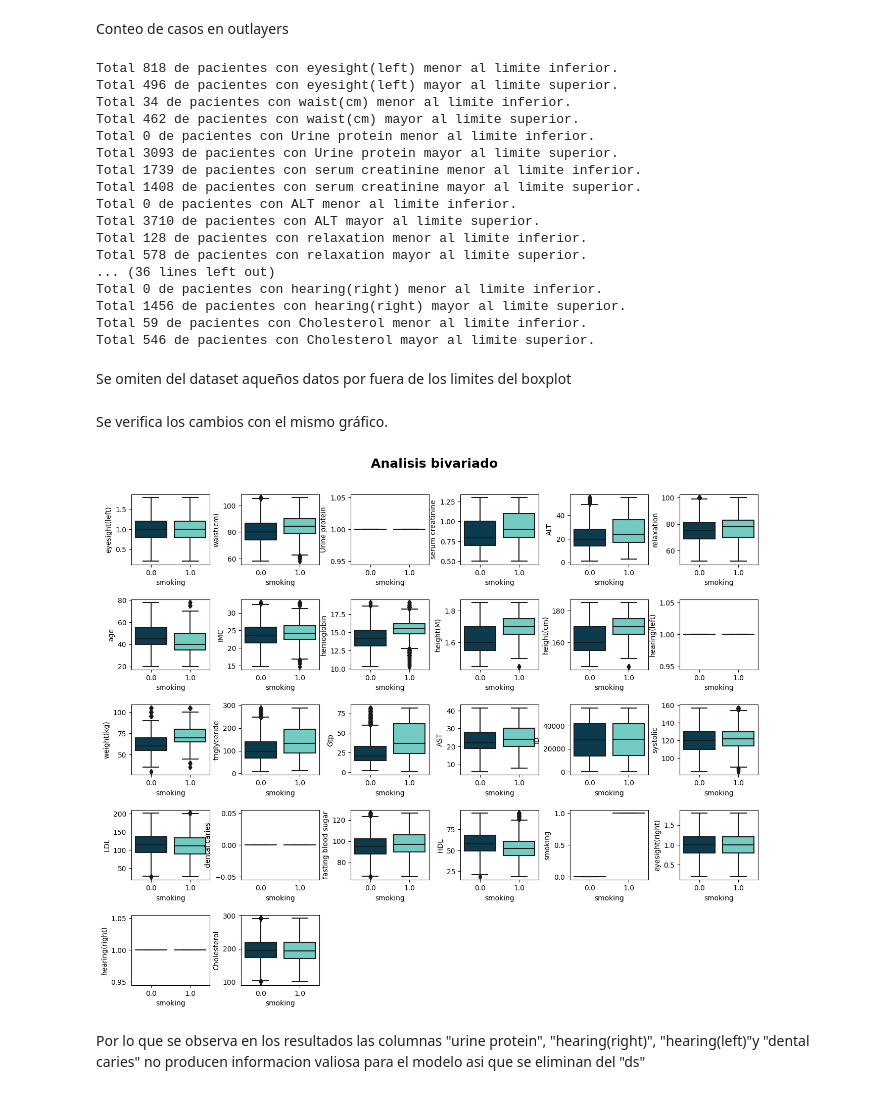
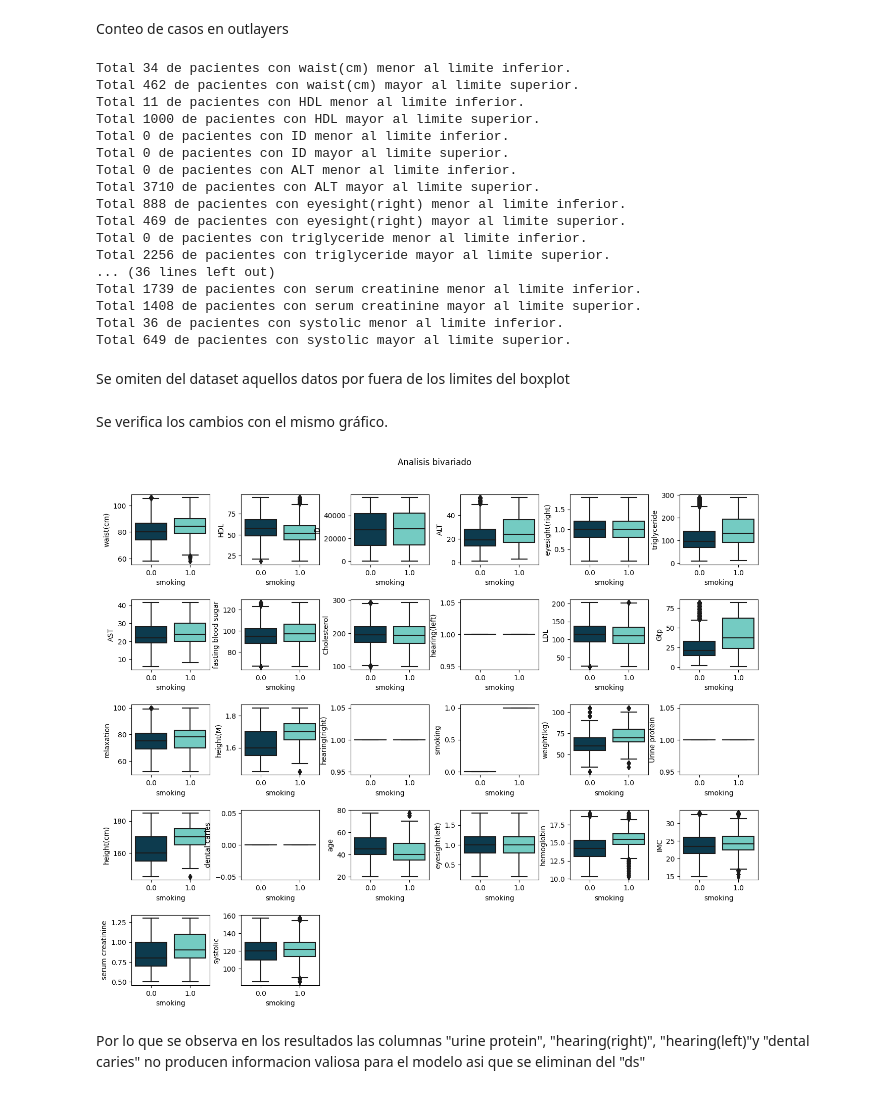
Before and after one commit to Matykyng/Trabajo-final-Coderhouse, a Jupyter notebook: ProyectoDS_Parte1_Matias_More.ipynb, the cells around one changed output. Cells and saved outputs as stored; diff of their text form; code cells hidden in the pictures.

```diff
--- a/ProyectoDS_Parte1_Matias_More.ipynb
+++ b/ProyectoDS_Parte1_Matias_More.ipynb
@@ -102,6 +102,5 @@ Categoric Col ['gender', 'oral', 'tartar']
 Datos Continuos
 # %%
 Numeric=list(set(df.columns)- set(categoric_col))
-Numeric= [x for x in Numeric if x!= "state"]
-print('Cont Col {}'.format(Numeric))
+print("Cont Col {}".format(Numeric))
 # %% [output]
@@ -211,28 +210,28 @@ dict
 Conteo de casos en outlayers
 # %%
 for col in Numeric:
-    print('Total {} de pacientes con {} menor al limite inferior.'.format(len(df[df[col] < dict['lower_limit_' + col]] ) , col))
-    print('Total {} de pacientes con {} mayor al limite superior.'.format(len(df[df[col] > dict['upper_limit_' + col]] ) , col))
+    print("Total {} de pacientes con {} menor al limite inferior.".format(len(df[df[col] < dict["lower_limit_" + col]] ) , col))
+    print("Total {} de pacientes con {} mayor al limite superior.".format(len(df[df[col] > dict["upper_limit_" + col]] ) , col))
 # %% [output]
-Total 818 de pacientes con eyesight(left) menor al limite inferior.
-Total 496 de pacientes con eyesight(left) mayor al limite superior.
 Total 34 de pacientes con waist(cm) menor al limite inferior.
 Total 462 de pacientes con waist(cm) mayor al limite superior.
-Total 0 de pacientes con Urine protein menor al limite inferior.
-Total 3093 de pacientes con Urine protein mayor al limite superior.
+Total 11 de pacientes con HDL menor al limite inferior.
+Total 1000 de pacientes con HDL mayor al limite superior.
+Total 0 de pacientes con ID menor al limite inferior.
+Total 0 de pacientes con ID mayor al limite superior.
+Total 0 de pacientes con ALT menor al limite inferior.
+Total 3710 de pacientes con ALT mayor al limite superior.
+Total 888 de pacientes con eyesight(right) menor al limite inferior.
+Total 469 de pacientes con eyesight(right) mayor al limite superior.
+Total 0 de pacientes con triglyceride menor al limite inferior.
+Total 2256 de pacientes con triglyceride mayor al limite superior.
+... (36 lines left out)
 Total 1739 de pacientes con serum creatinine menor al limite inferior.
 Total 1408 de pacientes con serum creatinine mayor al limite superior.
-Total 0 de pacientes con ALT menor al limite inferior.
-Total 3710 de pacientes con ALT mayor al limite superior.
-Total 128 de pacientes con relaxation menor al limite inferior.
-Total 578 de pacientes con relaxation mayor al limite superior.
-... (36 lines left out)
-Total 0 de pacientes con hearing(right) menor al limite inferior.
-Total 1456 de pacientes con hearing(right) mayor al limite superior.
-Total 59 de pacientes con Cholesterol menor al limite inferior.
-Total 546 de pacientes con Cholesterol mayor al limite superior.
+Total 36 de pacientes con systolic menor al limite inferior.
+Total 649 de pacientes con systolic mayor al limite superior.
 # %% [markdown]
-Se omiten del dataset aqueños datos por fuera de los limites del boxplot
+Se omiten del dataset aquellos datos por fuera de los limites del boxplot
 # %%
 for col in Numeric:
     df[col] = np.where(
@@ -248,14 +247,14 @@ for col in Numeric:
 Se verifica los cambios con el mismo gráfico.
 # %%
 fig = plt.figure(figsize=[16,12])
-fig.suptitle('Analisis bivariado', fontsize=18, fontweight='bold')
+fig.suptitle("Analisis bivariado")
 fig.subplots_adjust(top=0.92);
 fig.subplots_adjust(hspace=0.5, wspace=0.4);
 for i ,col in enumerate(Numeric):
     a = fig.add_subplot(5, 6, i+1)
-    a=sns.boxplot(x = 'smoking' , y =col , ax=a  , data = df )
+    a=sns.boxplot(x = "smoking" , y =col , ax=a  , data = df )
 # %% [output]
-[figure, old version]
+[figure, new version]
 # %% [markdown]
 Por lo que se observa en los resultados las columnas "urine protein", "hearing(right)", "hearing(left)"y "dental caries" no producen informacion valiosa para el modelo asi que se eliminan del "ds"
 # %%
```
Also changed, not shown: parts of 7 cells of this notebook.
